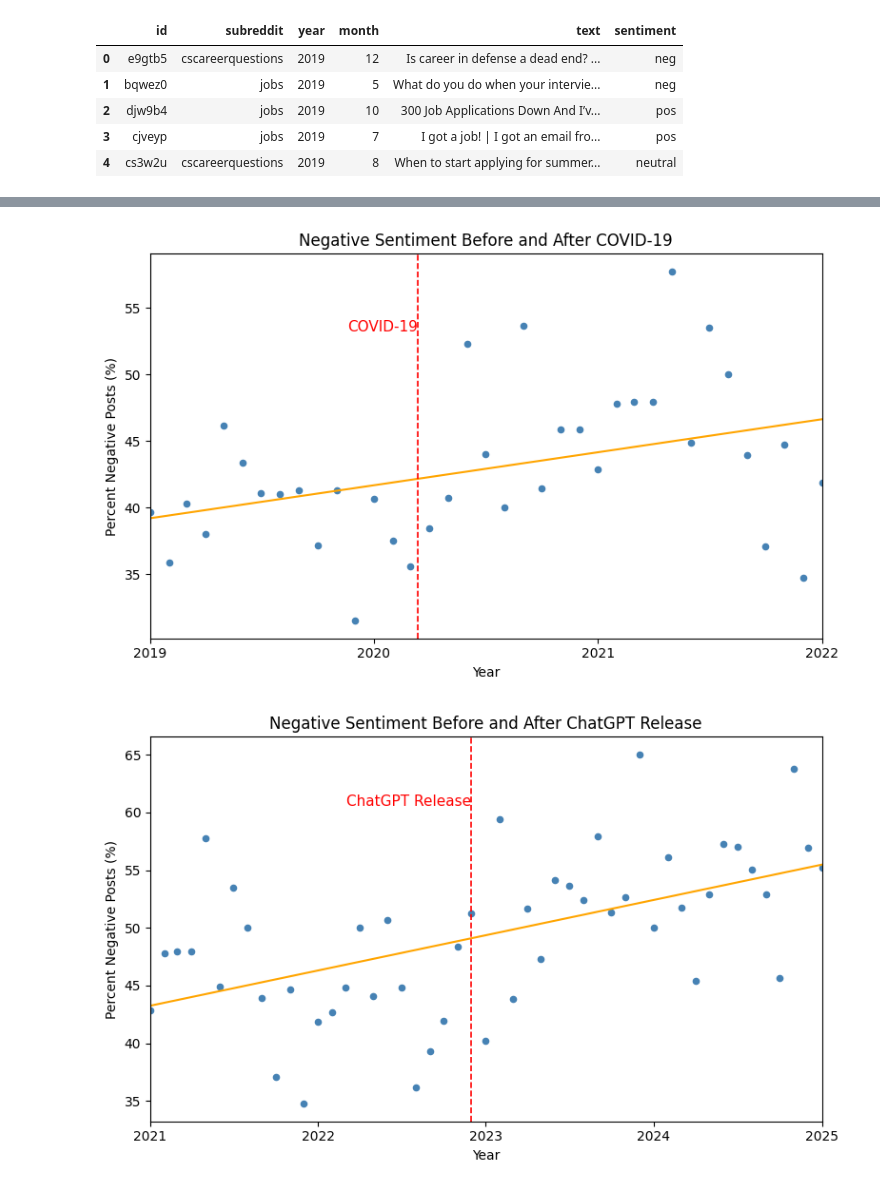
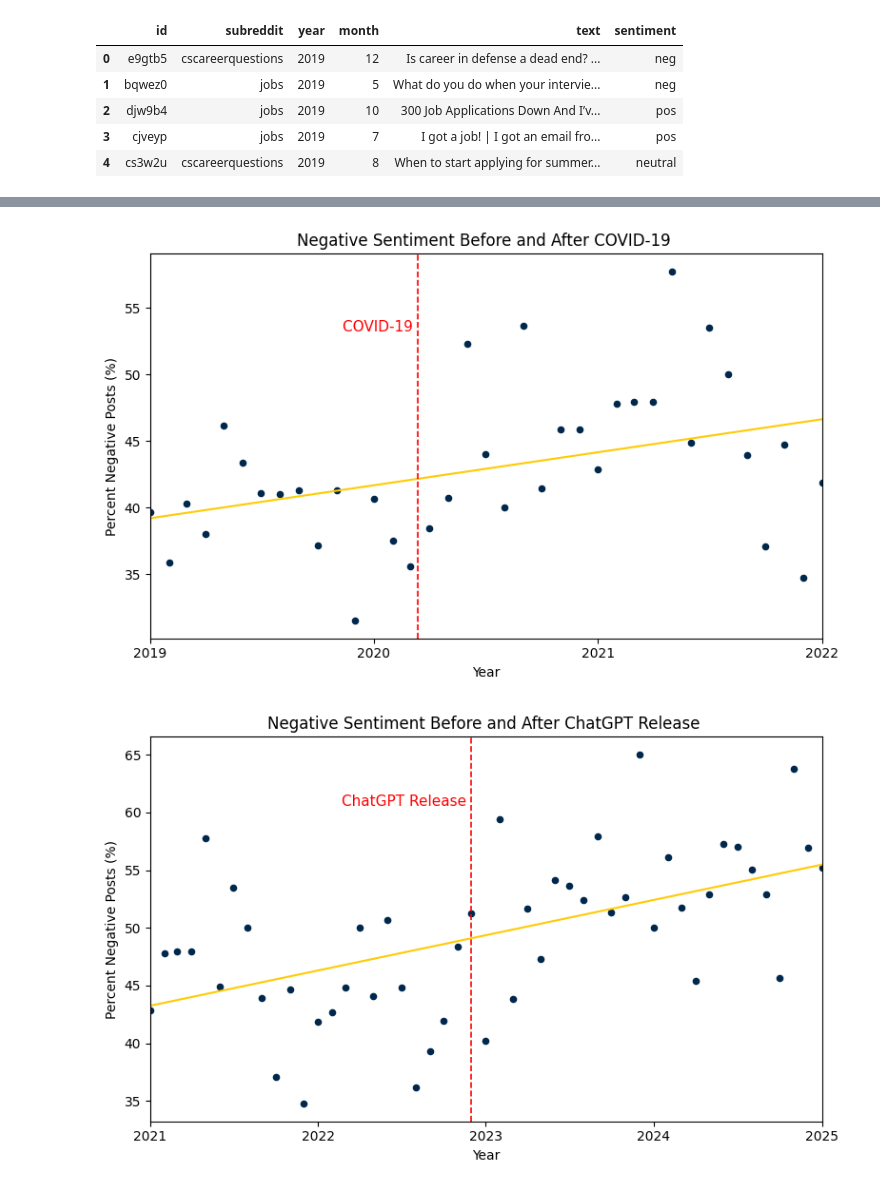
Before and after one commit to schatrathi2/job-sentiment-analysis, a Jupyter notebook: sentiment_analysis.ipynb, the cells around one changed output, grey strips where cells are left out. Saved outputs shown, nothing was run; the diff lists cells and outputs as text; code cells hidden in the pictures.

```diff
--- a/sentiment_analysis.ipynb
+++ b/sentiment_analysis.ipynb
@@ -91,13 +91,14 @@ def neg_pct_and_ci(group, confidence=0.95):
 
 yearly_stats = reddit_data.groupby("year").apply(neg_pct_and_ci).apply(pd.Series)
 yearly_stats.columns = ["neg_pct", "ci"]
+colors = ["#00274C" if i % 2 == 0 else "#FFCB05" for i in range(len(yearly_stats))]
 
 fig, ax = plt.subplots(figsize=(10, 5))
 ax.bar(yearly_stats.index, yearly_stats["neg_pct"], yerr=yearly_stats["ci"],
-       capsize=5, color="steelblue", error_kw={"ecolor": "black", "linewidth": 1.5})
+       capsize=5, color=colors, error_kw={"ecolor": "black", "linewidth": 1.5})
 ax.set_xlabel("Year")
-ax.set_ylabel("% Negative Posts")
-ax.set_title("Percentage of Negative Posts per Year")
+ax.set_ylabel("Percent Negative Posts (%)")
+ax.set_title("Negative Sentiment per Year")
 ax.set_xticks(yearly_stats.index)
 plt.tight_layout()
 plt.show()
@@ -106,36 +107,36 @@ plt.show()
 # %%
 monthly = reddit_data.groupby("date").apply(
     lambda x: (x["sentiment"] == "neg").mean() * 100
 ).reset_index()
 monthly.columns = ["date", "neg_pct"]
 
 events = [
-    ("COVID-19", "2020-03-13", "2019-01-01", "2022-01-01"),
-    ("ChatGPT Release", "2022-11-30", "2021-01-01", "2025-01-01"),
+    ("COVID-19 ", "2020-03-13", "2019-01-01", "2022-01-01"),
+    ("ChatGPT Release ", "2022-11-30", "2021-01-01", "2025-01-01"),
 ]
 
 for label, event_date, start, end in events:
     fig, ax = plt.subplots(figsize=(8, 5))
     mask = (monthly["date"] >= start) & (monthly["date"] <= end)
     data = monthly[mask]
-    ax.scatter(data["date"], data["neg_pct"], color="steelblue", s=20)
+    ax.scatter(data["date"], data["neg_pct"], color="#00274C", s=20)
     # line of best fit
     x_num = mdates.date2num(data["date"])
     z = np.polyfit(x_num, data["neg_pct"], 1)
     p = np.poly1d(z)
     # event line
-    ax.plot(data["date"], p(x_num), color="orange", linewidth=1.5, linestyle="-")
+    ax.plot(data["date"], p(x_num), color="#FFCB05", linewidth=1.5, linestyle="-")
     ax.axvline(pd.Timestamp(event_date), color="red", linestyle="--", linewidth=1.2)
     ax.text(pd.Timestamp(event_date), ax.get_ylim()[1] - 5, label, rotation=0, va="top", ha="right", fontsize=11, color="red")
     ax.set_xlabel("Year")
     ax.set_ylabel("Percent Negative Posts (%)")
     ax.set_title(f"Negative Sentiment Before and After {label}")
     ax.xaxis.set_major_locator(mdates.YearLocator())
     ax.xaxis.set_major_formatter(mdates.DateFormatter("%Y"))
     ax.set_xlim(pd.Timestamp(start), pd.Timestamp(end))
     plt.tight_layout()
 
     plt.show()
 # %% [output]
-[figure, old version]
+[figure, new version]
-[figure, old version]
+[figure, new version]
```
Also changed, not shown: parts of 1 cell of this notebook.
